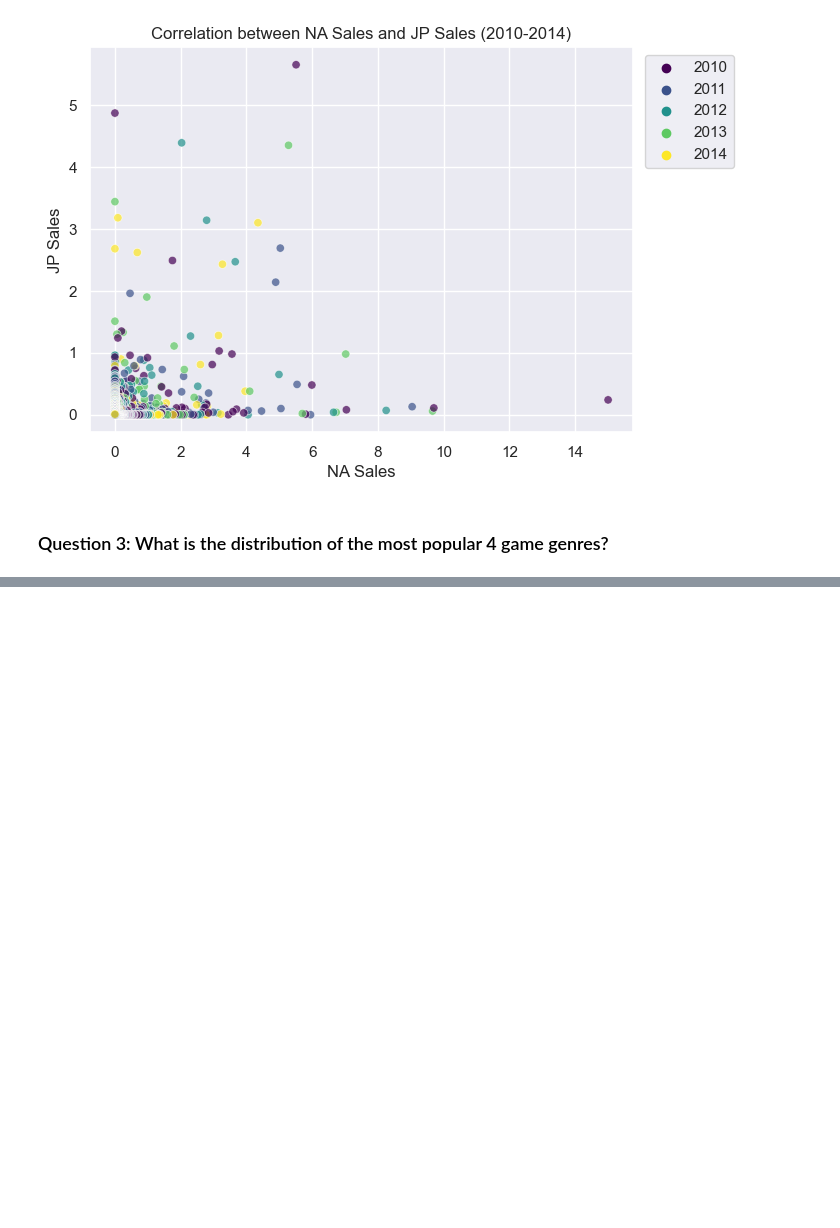
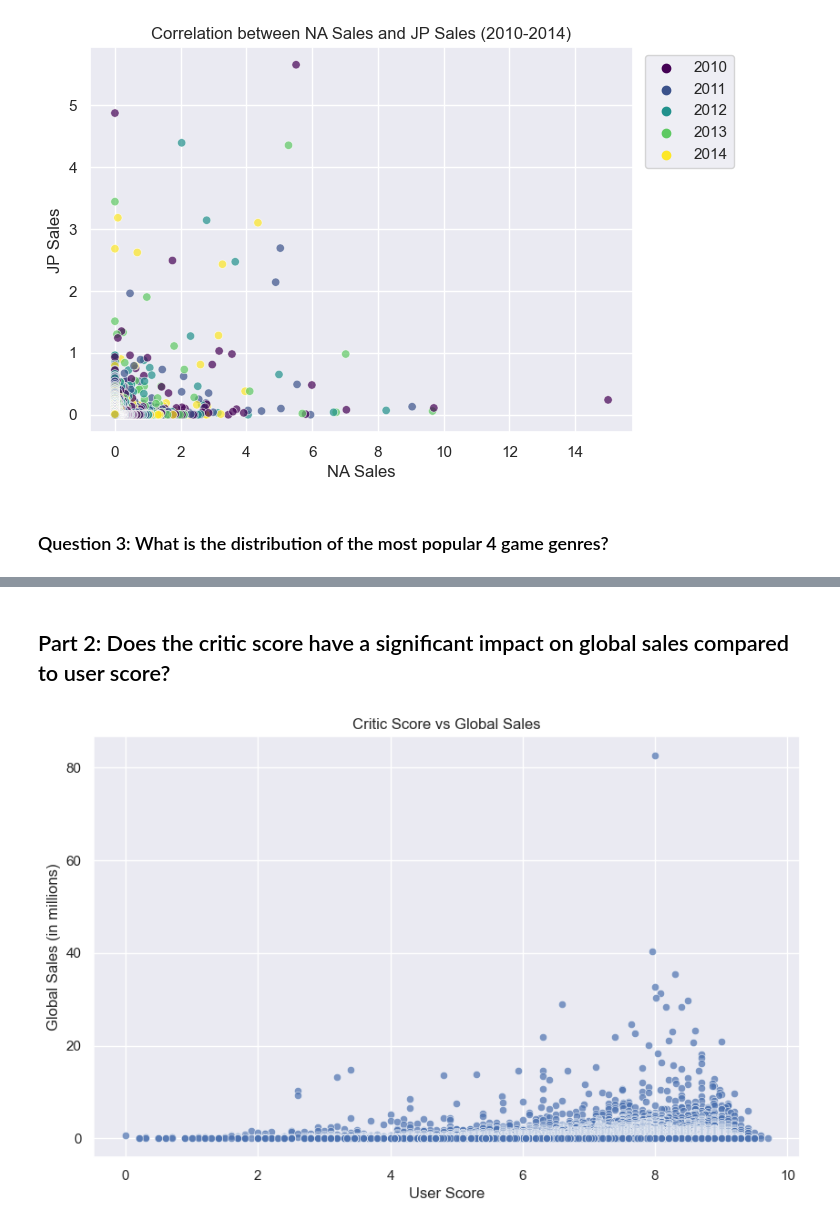
Before and after one commit to horlaralexie/Data-Visualisation-Techniques-, a Jupyter notebook: AkinniyiOlayeleVictor_DPrepHDip_CA1.ipynb, the cells around one changed output, grey strips where cells are left out. Drawn from its saved outputs; the diff is of its cells as text; code cells hidden in the pictures; blank space fills up the shorter version.

```diff
--- a/AkinniyiOlayeleVictor_DPrepHDip_CA1.ipynb
+++ b/AkinniyiOlayeleVictor_DPrepHDip_CA1.ipynb
@@ -397,0 +404,12 @@ plt.bar(x=top_3_developer.index, height=top_3_developer.values)
+# %% [markdown]
+## Part 2: Does the critic score have a significant impact on global sales compared to user score?
+# %%
+plt.figure(figsize=(10, 6))
+sns.scatterplot(data=df_sales, x='User_Score', y='Global_Sales', palette='viridis', alpha=0.7);
+plt.xlabel('User Score')
+plt.ylabel('Global Sales (in millions)')
+plt.title('Critic Score vs Global Sales')
+plt.grid(True)
+plt.show()
+# %% [output]
+[figure, added]
```
Also changed, not shown: parts of 18 cells of this notebook.
